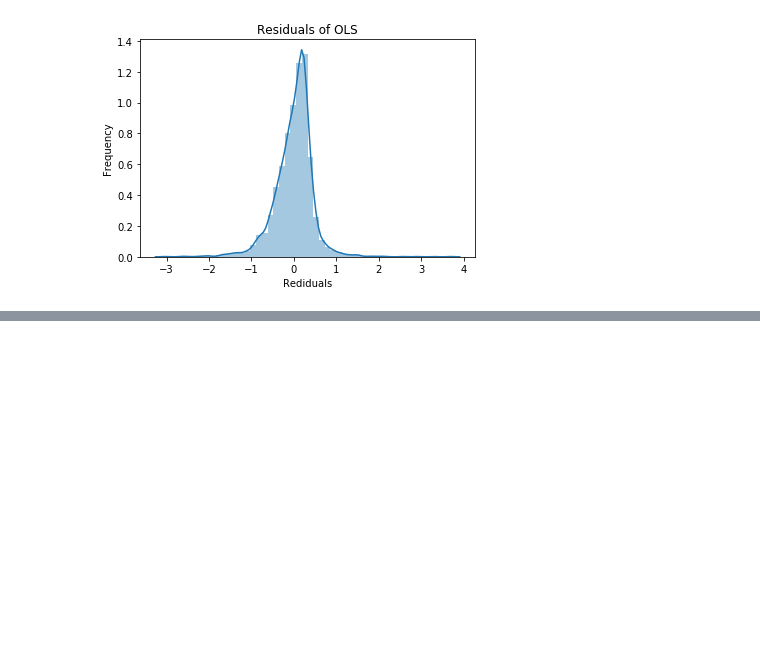
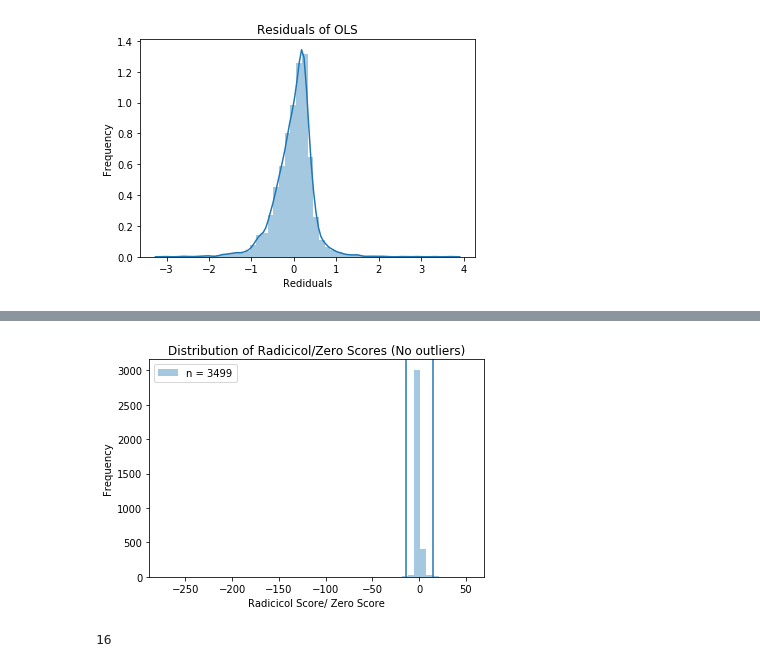
Before and after one commit to nguyenvanessa/src, a Jupyter notebook: Src_Variant_Analysis.ipynb, the cells around one changed output, grey strips where cells are left out. Drawn from its saved outputs; the diff is of its cells as text; code cells hidden in the pictures; blank space fills up the shorter version.

```diff
--- a/Src_Variant_Analysis.ipynb
+++ b/Src_Variant_Analysis.ipynb
@@ -227,0 +267,22 @@ plt.show()
+# %%
+# Use standard deviation as a general cutoff for ratio distribution(BEFORE large outliers have been removed)
+ratioSD = np.std(ratios)
+ratioMean = np.mean(ratios)
+lowThresh = ratioMean - 1.96 * ratioSD
+highThresh = ratioMean + 1.96 * ratioSD
+sns.distplot(ratios, kde = False, label = 'n = %d' %len(ratios))
+plt.axvline(lowThresh)
+plt.axvline(highThresh)
+plt.legend()
+plt.xlabel('Radicicol Score/ Zero Score')
+plt.ylabel('Frequency')
+plt.title('Distribution of Radicicol/Zero Scores (No outliers)')
+plt.show()
+
+# Collect variants beyond this threshold
+ratioVars2 = ratios[ratios < lowThresh]
+ratioVars2.append(ratios[ratios > highThresh])   # length 16
+len(ratioVars2)
+# %% [output]
+[figure, added]
+16
```
Also changed, not shown: parts of 11 cells of this notebook, 9 other files.
